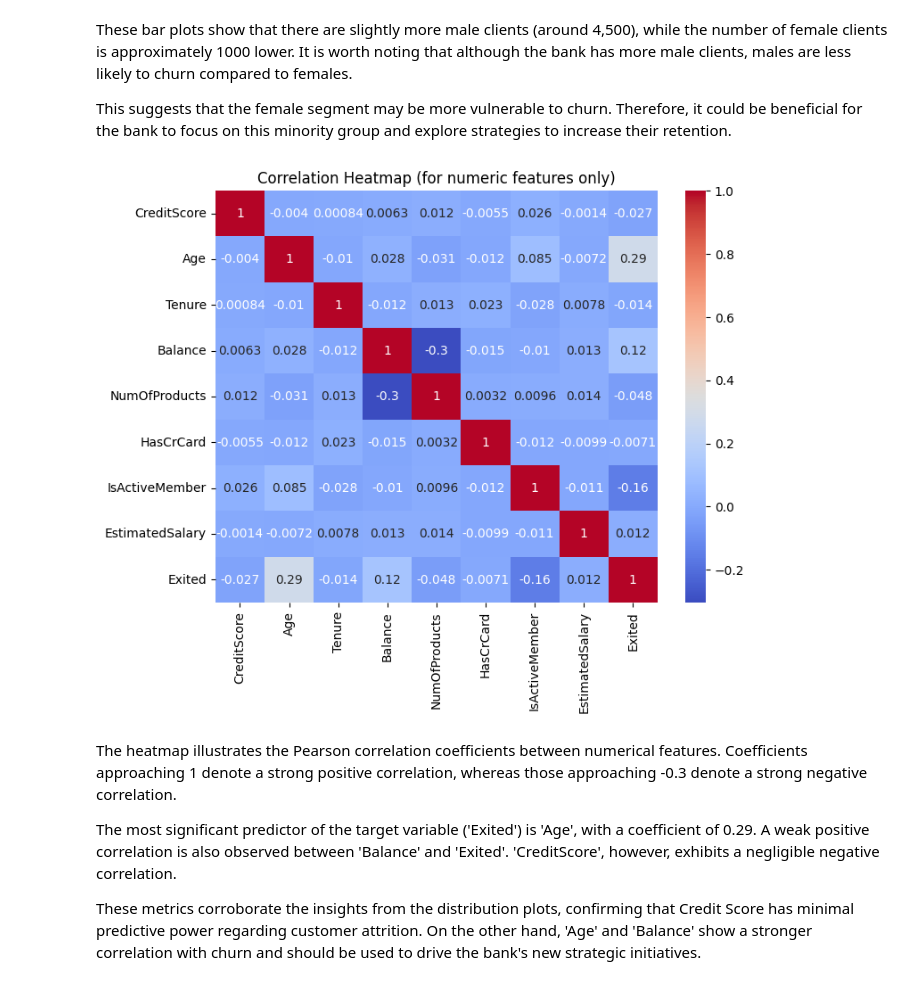
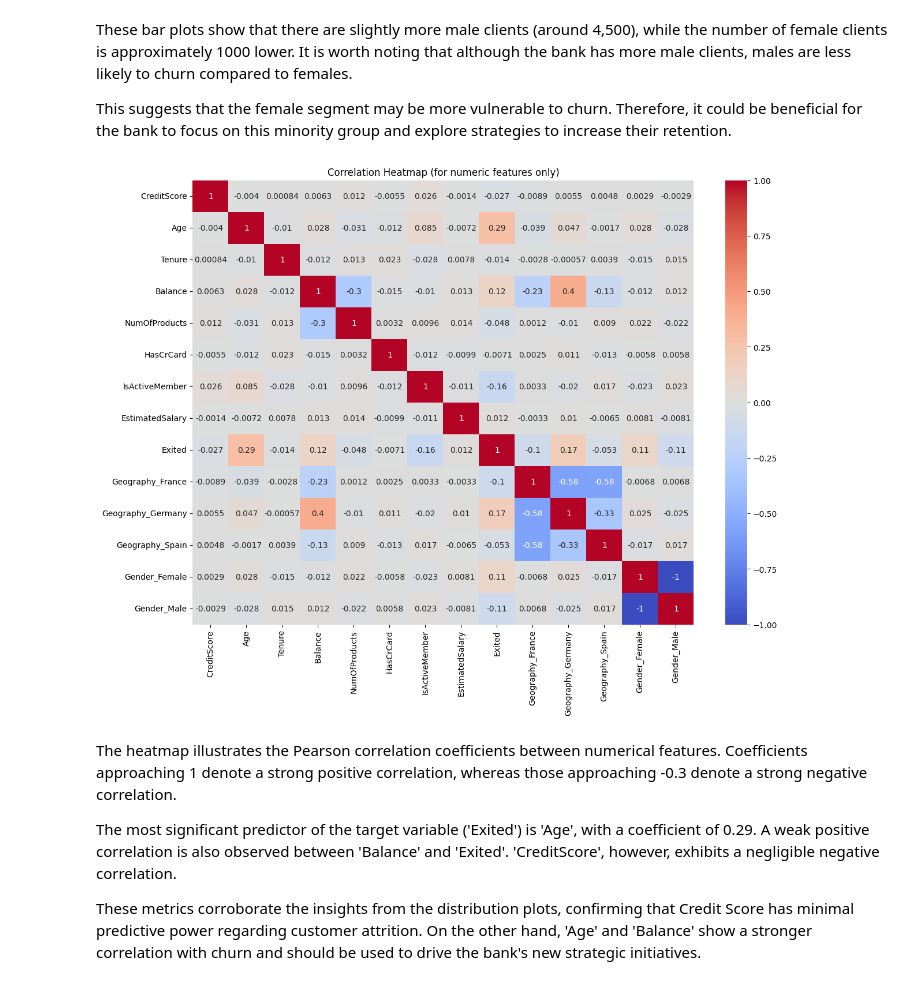
Before and after one commit to Przemsonn05/Bank-Churn-Prediction, a Jupyter notebook: notebooks/Bank churn predictions.ipynb, the cells around one changed output. Drawn from its saved outputs; the diff is of its cells as text; code cells hidden in the pictures.

```diff
--- a/notebooks/Bank churn predictions.ipynb
+++ b/notebooks/Bank churn predictions.ipynb
@@ -135,7 +136,7 @@ The dataset contains no missing values and no duplicates
 data = clients_data.drop(['CustomerId', 'Surname'], axis=1, errors='ignore').copy()
 # %%
 #Encode categorical features using one-hot encoding
-data_enc = pd.get_dummies(data, columns=['Geography', 'Gender']).copy()
+data_enc = pd.get_dummies(data, columns=['Geography', 'Gender']).copy().astype(int)
 # %%
 data_enc.head()
 # %% [output]
@@ -346,16 +346,16 @@ This suggests that the female segment may be more vulnerable to churn. Therefore
 # %%
 #Heatmap of numerical values
 
 numeric_cols = data_enc.select_dtypes(include=['int64', 'float64'])
 corr = numeric_cols.corr()
 
-plt.figure(figsize=(8, 6))
+plt.figure(figsize=(14, 10))
 sns.heatmap(corr, annot=True, cmap='coolwarm')
 plt.title('Correlation Heatmap (for numeric features only)')
 plt.savefig('../images/Numerical_values_heatmap.png', dpi=300, bbox_inches='tight')
 plt.show()
 # %% [output]
-[figure, old version]
+[figure, new version]
 # %% [markdown]
 The heatmap illustrates the Pearson correlation coefficients between numerical features. Coefficients approaching 1 denote a strong positive correlation, whereas those approaching -0.3 denote a strong negative correlation.
 
```
Also changed, not shown: parts of 53 cells of this notebook, 9 other files.
